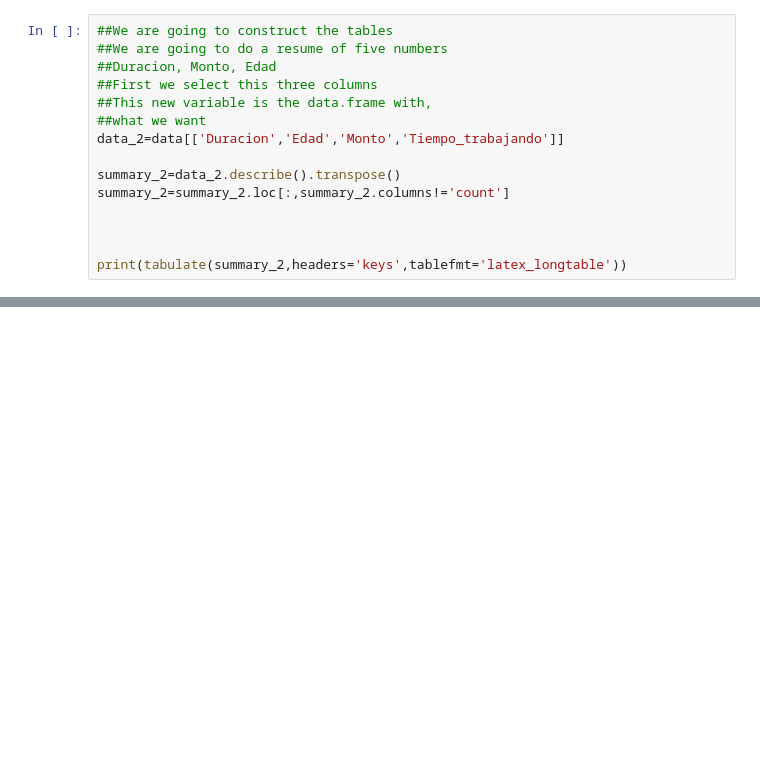
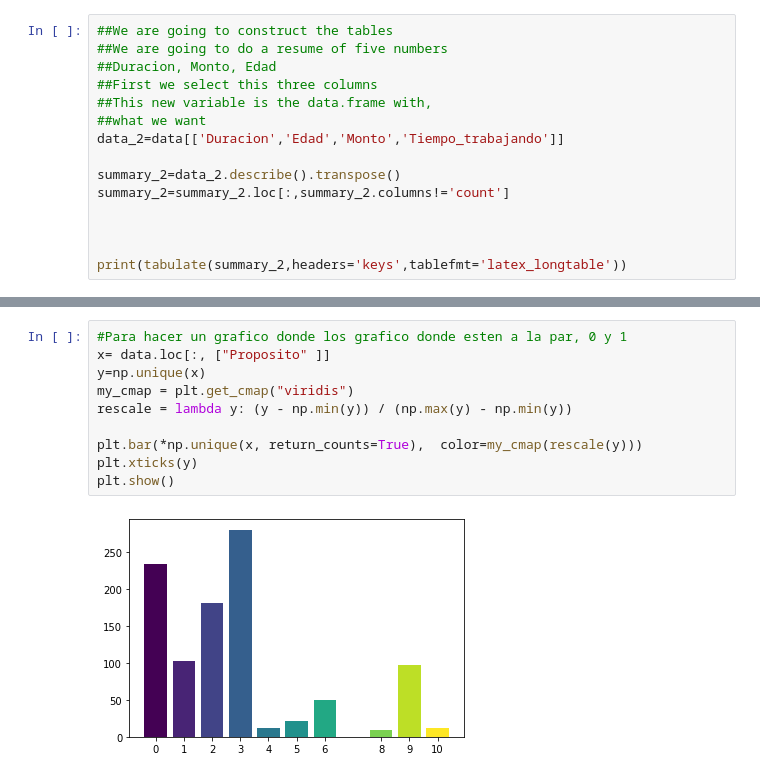
Before and after one commit to Afr063426/Proyecto_Est_Act_II, a Jupyter notebook: codigo.ipynb, the cells around one changed output, grey strips where cells are left out. Drawn from its saved outputs; the diff is of its cells as text; blank space fills up the shorter version.

Commit message:
Subo un par de graficos

```diff
--- a/codigo.ipynb
+++ b/codigo.ipynb
@@ -135,0 +157,12 @@ print(tabulate(savings_default,headers='keys',tablefmt='latex_longtable'))
+# %%
+#Para hacer un grafico donde los grafico donde esten a la par, 0 y 1
+x= data.loc[:, ["Proposito" ]]
+y=np.unique(x)
+my_cmap = plt.get_cmap("viridis")
+rescale = lambda y: (y - np.min(y)) / (np.max(y) - np.min(y))
+
+plt.bar(*np.unique(x, return_counts=True),  color=my_cmap(rescale(y)))
+plt.xticks(y)
+plt.show()
+# %% [output]
+[figure, added]
```
Also changed, not shown: parts of 11 cells of this notebook.
